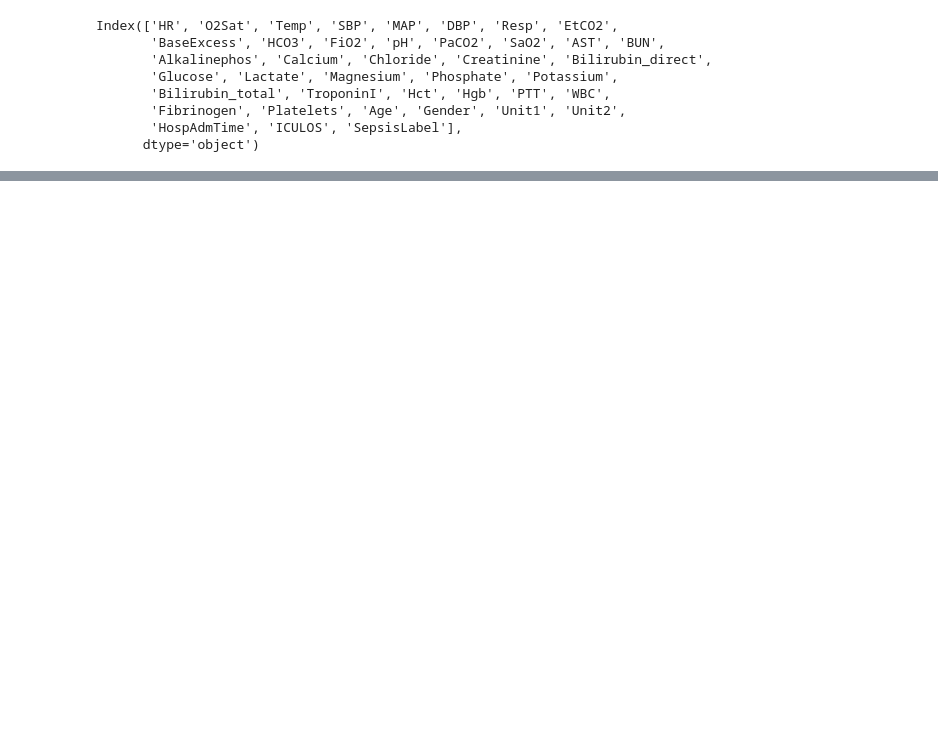
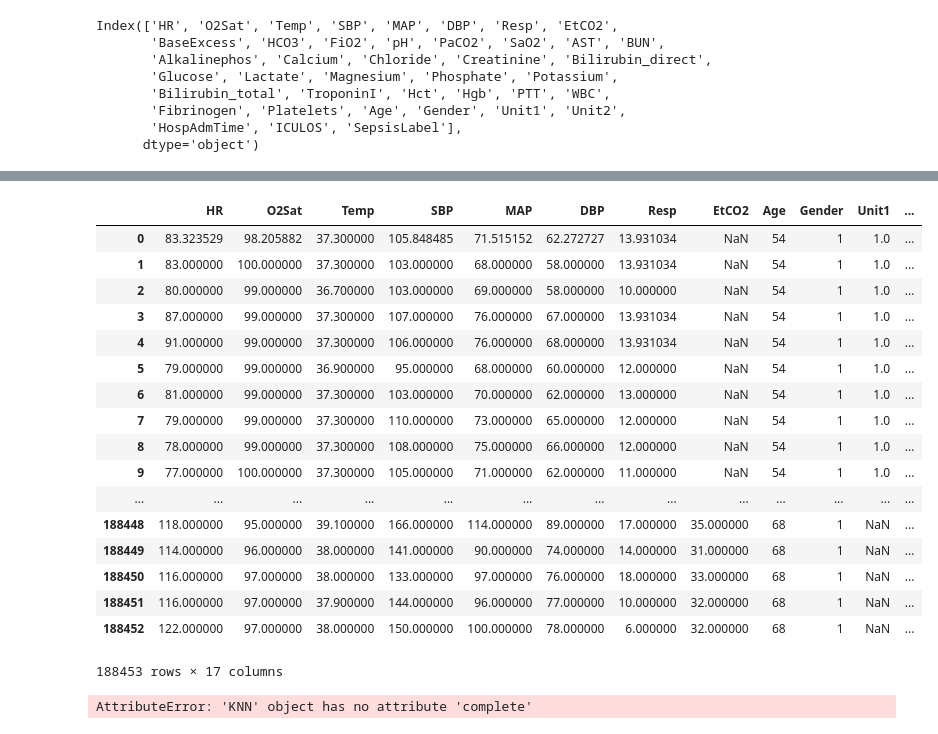
Before and after one commit to Fryman93/SprungBoard, a Jupyter notebook: Capstone 2/Sepsis/Sepsis.ipynb, the cells around one changed output, grey strips where cells are left out. Cells and saved outputs as stored; diff of their text form; code cells hidden in the pictures; blank space fills up the shorter version.

```diff
--- a/Capstone 2/Sepsis/Sepsis.ipynb
+++ b/Capstone 2/Sepsis/Sepsis.ipynb
@@ -164,0 +368,25 @@ Index(['HR', 'O2Sat', 'Temp', 'SBP', 'MAP', 'DBP', 'Resp', 'EtCO2',
+# %%
+vital_sign_columns = ['HR', 'O2Sat', 'Temp', 'SBP', 'MAP', 'DBP', 'Resp', 'EtCO2',
+                      'Age', 'Gender', 'Unit1', 'Unit2', 'HospAdmTime', 'ICULOS',
+                      'SepsisLabel', 'ID', 'Gets_Sepsis']
+prelim_vitals = prelim_df[vital_sign_columns]
+prelim_vitals
+# %% [output]
+|  | HR | O2Sat | Temp | SBP | MAP | DBP | Resp | EtCO2 | Age | Gender | Unit1 | ... |
+| 0 | 83.323529 | 98.205882 | 37.300000 | 105.848485 | 71.515152 | 62.272727 | 13.931034 | NaN | 54 | 1 | 1.0 | ... |
+| 1 | 83.000000 | 100.000000 | 37.300000 | 103.000000 | 68.000000 | 58.000000 | 13.931034 | NaN | 54 | 1 | 1.0 | ... |
+| 2 | 80.000000 | 99.000000 | 36.700000 | 103.000000 | 69.000000 | 58.000000 | 10.000000 | NaN | 54 | 1 | 1.0 | ... |
+| 3 | 87.000000 | 99.000000 | 37.300000 | 107.000000 | 76.000000 | 67.000000 | 13.931034 | NaN | 54 | 1 | 1.0 | ... |
+| 4 | 91.000000 | 99.000000 | 37.300000 | 106.000000 | 76.000000 | 68.000000 | 13.931034 | NaN | 54 | 1 | 1.0 | ... |
+| 5 | 79.000000 | 99.000000 | 36.900000 | 95.000000 | 68.000000 | 60.000000 | 12.000000 | NaN | 54 | 1 | 1.0 | ... |
+| 6 | 81.000000 | 99.000000 | 37.300000 | 103.000000 | 70.000000 | 62.000000 | 13.000000 | NaN | 54 | 1 | 1.0 | ... |
+| 7 | 79.000000 | 99.000000 | 37.300000 | 110.000000 | 73.000000 | 65.000000 | 12.000000 | NaN | 54 | 1 | 1.0 | ... |
+| 8 | 78.000000 | 99.000000 | 37.300000 | 108.000000 | 75.000000 | 66.000000 | 12.000000 | NaN | 54 | 1 | 1.0 | ... |
+| 9 | 77.000000 | 100.000000 | 37.300000 | 105.000000 | 71.000000 | 62.000000 | 11.000000 | NaN | 54 | 1 | 1.0 | ... |
+| ... | ... | ... | ... | ... | ... | ... | ... | ... | ... | ... | ... | ... |
+| 188448 | 118.000000 | 95.000000 | 39.100000 | 166.000000 | 114.000000 | 89.000000 | 17.000000 | 35.000000 | 68 | 1 | NaN | ... |
+| 188449 | 114.000000 | 96.000000 | 38.000000 | 141.000000 | 90.000000 | 74.000000 | 14.000000 | 31.000000 | 68 | 1 | NaN | ... |
+| 188450 | 116.000000 | 97.000000 | 38.000000 | 133.000000 | 97.000000 | 76.000000 | 18.000000 | 33.000000 | 68 | 1 | NaN | ... |
+| 188451 | 116.000000 | 97.000000 | 37.900000 | 144.000000 | 96.000000 | 77.000000 | 10.000000 | 32.000000 | 68 | 1 | NaN | ... |
+| 188452 | 122.000000 | 97.000000 | 38.000000 | 150.000000 | 100.000000 | 78.000000 | 6.000000 | 32.000000 | 68 | 1 | NaN | ... |
+188453 rows × 17 columns
@@ -164,0 +395,9 @@ Index(['HR', 'O2Sat', 'Temp', 'SBP', 'MAP', 'DBP', 'Resp', 'EtCO2',
+# %%
+df_numeric = prelim_vitals.select_dtypes(include=[np.float]).as_matrix()
+prelim_vitals_filled = pd.DataFrame(KNN(k=3).complete(df_numeric))
+prelim_vitals_filled.columns = df_numeric.columns
+prelim_vitals_filled.index = df_numeric.index
+
+prelim_vitals_filled
+# %% [output]
+AttributeError: 'KNN' object has no attribute 'complete'
```
Also changed, not shown: parts of 24 cells of this notebook.
